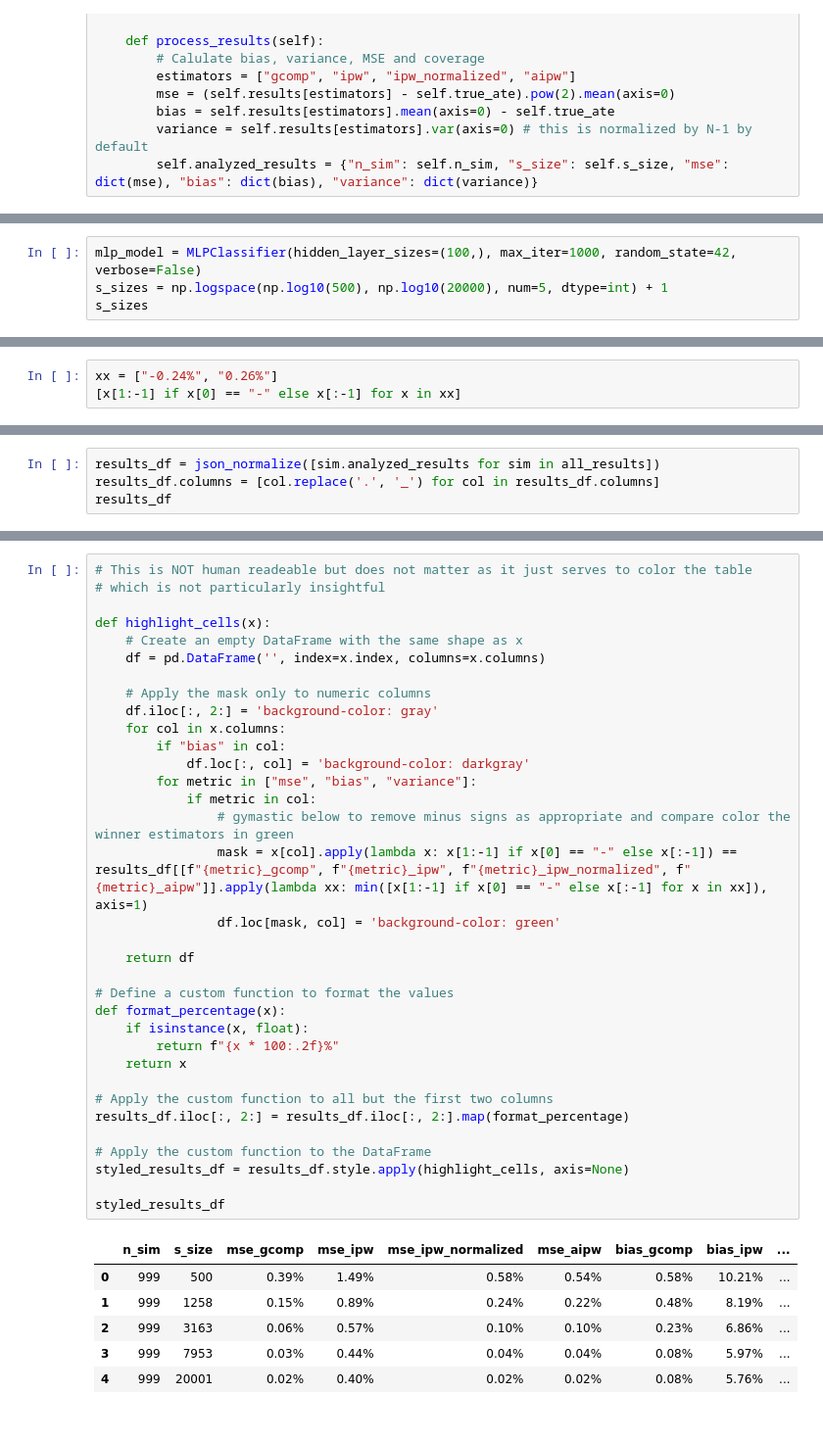
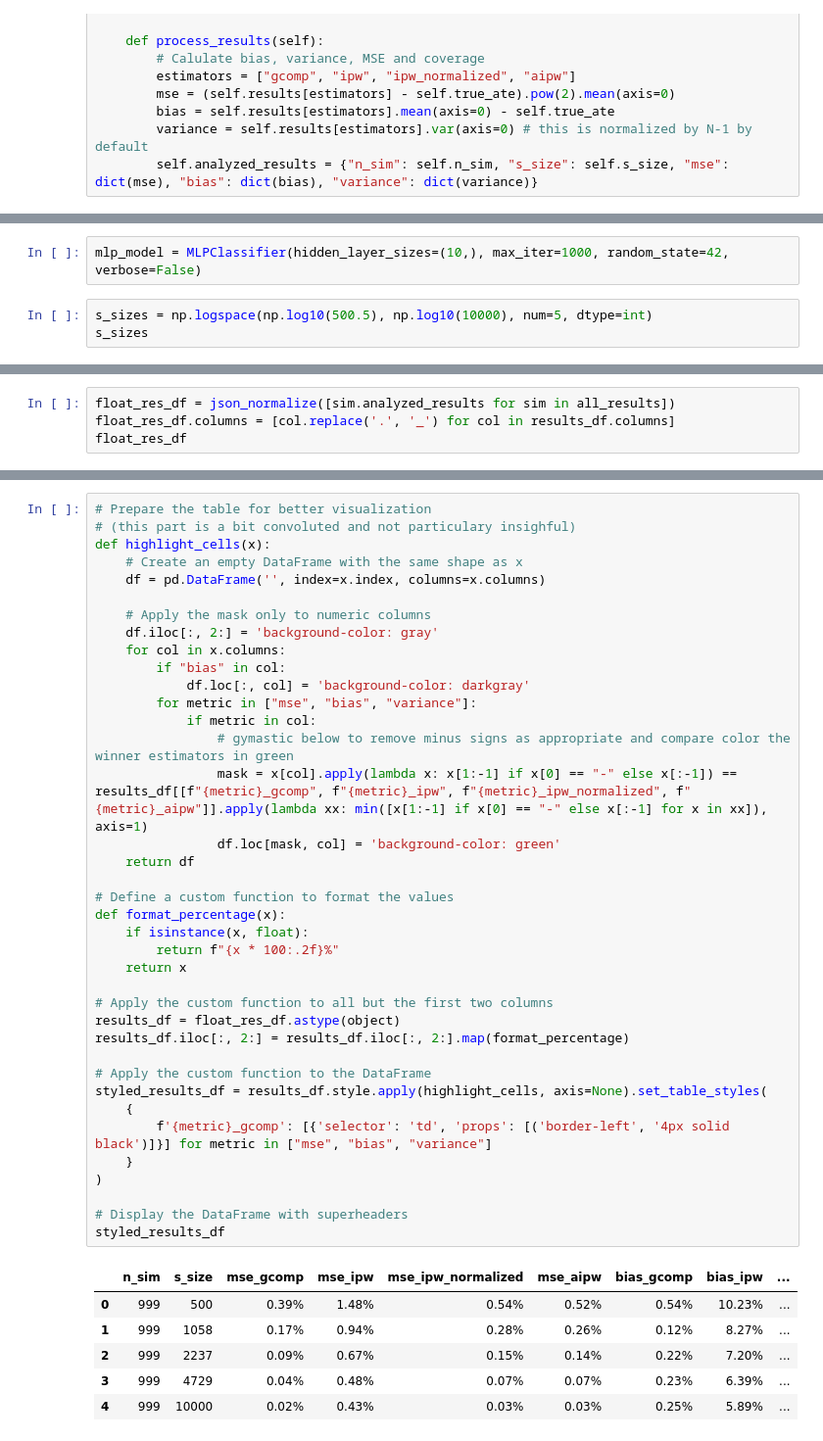
Before and after one commit to fcgrolleau/causal_inference_tuto, a Jupyter notebook: tuto.ipynb, the cells around one changed output, grey strips where cells are left out. Shown at 98% size. Saved outputs shown, nothing was run; the diff lists cells and outputs as text.

```diff
--- a/tuto.ipynb
+++ b/tuto.ipynb
@@ -322,5 +320,6 @@ sim_instance.analyzed_results
+# %%
+mlp_model = MLPClassifier(hidden_layer_sizes=(10,), max_iter=1000, random_state=42, verbose=False)
 # %%
-mlp_model = MLPClassifier(hidden_layer_sizes=(100,), max_iter=1000, random_state=42, verbose=False)
-s_sizes = np.logspace(np.log10(500), np.log10(20000), num=5, dtype=int) + 1
+s_sizes = np.logspace(np.log10(500.5), np.log10(10000), num=5, dtype=int)
 s_sizes
 # %% [output]
@@ -371,3 +370,0 @@ Simulation finished at 2024-12-02-21-49-34
-# %%
-xx = ["-0.24%", "0.26%"]
-[x[1:-1] if x[0] == "-" else x[:-1] for x in xx]
@@ -376,6 +371,6 @@ xx = ["-0.24%", "0.26%"]
 # %%
-results_df = json_normalize([sim.analyzed_results for sim in all_results])
-results_df.columns = [col.replace('.', '_') for col in results_df.columns]
-results_df
+float_res_df = json_normalize([sim.analyzed_results for sim in all_results])
+float_res_df.columns = [col.replace('.', '_') for col in results_df.columns]
+float_res_df
 # %% [output]
 |  | n_sim | s_size | mse_gcomp | mse_ipw | mse_ipw_normalized | mse_aipw | bias_gcomp | bias_ipw | ... |
@@ -387,44 +382,48 @@ results_df
 # %%
-# This is NOT human readeable but does not matter as it just serves to color the table
-# which is not particularly insightful
-
+# Prepare the table for better visualization
+# (this part is a bit convoluted and not particulary insighful)
 def highlight_cells(x):
     # Create an empty DataFrame with the same shape as x
     df = pd.DataFrame('', index=x.index, columns=x.columns)
 
     # Apply the mask only to numeric columns
     df.iloc[:, 2:] = 'background-color: gray'
     for col in x.columns:
         if "bias" in col:
             df.loc[:, col] = 'background-color: darkgray'
         for metric in ["mse", "bias", "variance"]:
             if metric in col:
                 # gymastic below to remove minus signs as appropriate and compare color the winner estimators in green
                 mask = x[col].apply(lambda x: x[1:-1] if x[0] == "-" else x[:-1]) == results_df[[f"{metric}_gcomp", f"{metric}_ipw", f"{metric}_ipw_normalized", f"{metric}_aipw"]].apply(lambda xx: min([x[1:-1] if x[0] == "-" else x[:-1] for x in xx]), axis=1)
                 df.loc[mask, col] = 'background-color: green'
-
     return df
 
 # Define a custom function to format the values
 def format_percentage(x):
     if isinstance(x, float):
         return f"{x * 100:.2f}%"
     return x
 
 # Apply the custom function to all but the first two columns
+results_df = float_res_df.astype(object)
 results_df.iloc[:, 2:] = results_df.iloc[:, 2:].map(format_percentage)
 
 # Apply the custom function to the DataFrame
-styled_results_df = results_df.style.apply(highlight_cells, axis=None)
+styled_results_df = results_df.style.apply(highlight_cells, axis=None).set_table_styles(
+    {
+        f'{metric}_gcomp': [{'selector': 'td', 'props': [('border-left', '4px solid black')]}] for metric in ["mse", "bias", "variance"]
+    }
+)
 
+# Display the DataFrame with superheaders
 styled_results_df
 # %% [output]
 |  | n_sim | s_size | mse_gcomp | mse_ipw | mse_ipw_normalized | mse_aipw | bias_gcomp | bias_ipw | ... |
-| 0 | 999 | 500 | 0.39% | 1.49% | 0.58% | 0.54% | 0.58% | 10.21% | ... |
-| 1 | 999 | 1258 | 0.15% | 0.89% | 0.24% | 0.22% | 0.48% | 8.19% | ... |
-| 2 | 999 | 3163 | 0.06% | 0.57% | 0.10% | 0.10% | 0.23% | 6.86% | ... |
-| 3 | 999 | 7953 | 0.03% | 0.44% | 0.04% | 0.04% | 0.08% | 5.97% | ... |
-| 4 | 999 | 20001 | 0.02% | 0.40% | 0.02% | 0.02% | 0.08% | 5.76% | ... |
+| 0 | 999 | 500 | 0.39% | 1.48% | 0.54% | 0.52% | 0.54% | 10.23% | ... |
+| 1 | 999 | 1058 | 0.17% | 0.94% | 0.28% | 0.26% | 0.12% | 8.27% | ... |
+| 2 | 999 | 2237 | 0.09% | 0.67% | 0.15% | 0.14% | 0.22% | 7.20% | ... |
+| 3 | 999 | 4729 | 0.04% | 0.48% | 0.07% | 0.07% | 0.23% | 6.39% | ... |
+| 4 | 999 | 10000 | 0.02% | 0.43% | 0.03% | 0.03% | 0.25% | 5.89% | ... |
 # %%
 # Prepare the data for visualization
 # (this part is a bit convoluted and not particulary insighful)
```
Also changed, not shown: parts of 19 cells of this notebook.
